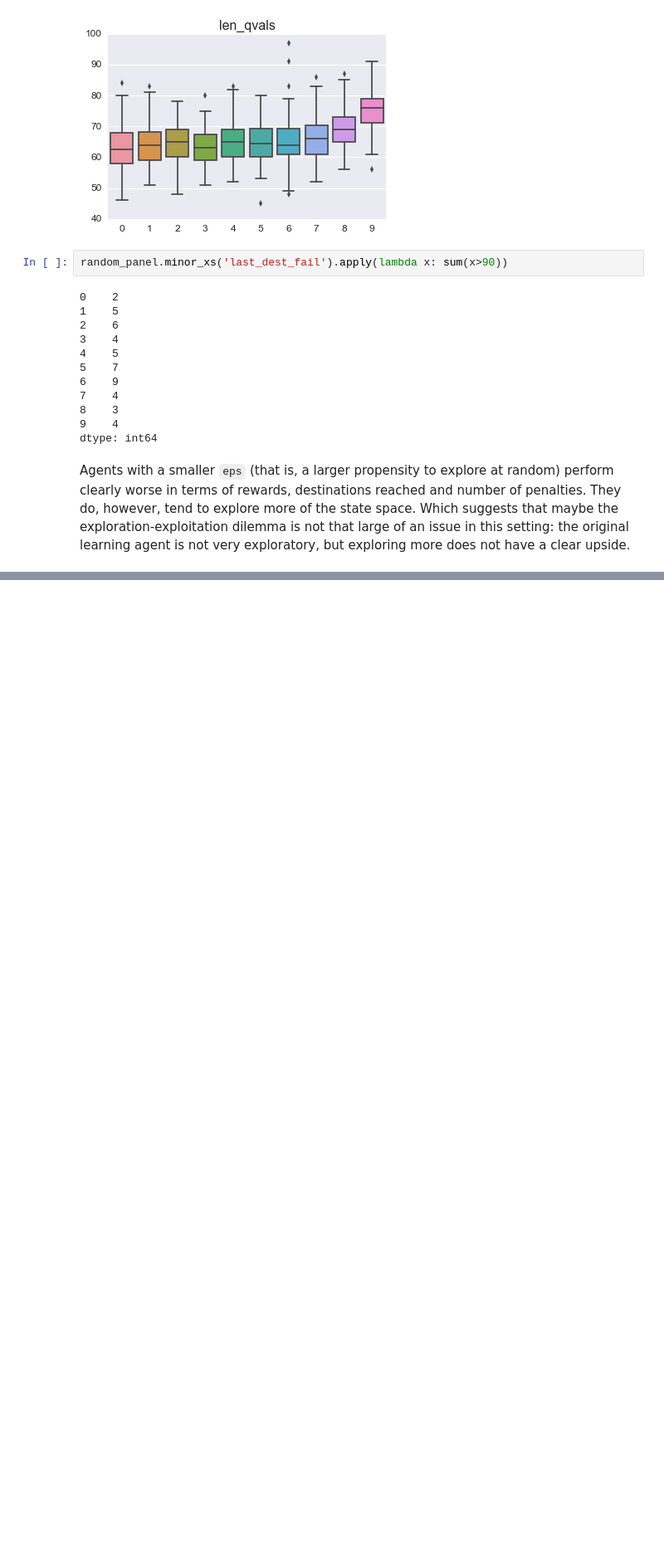
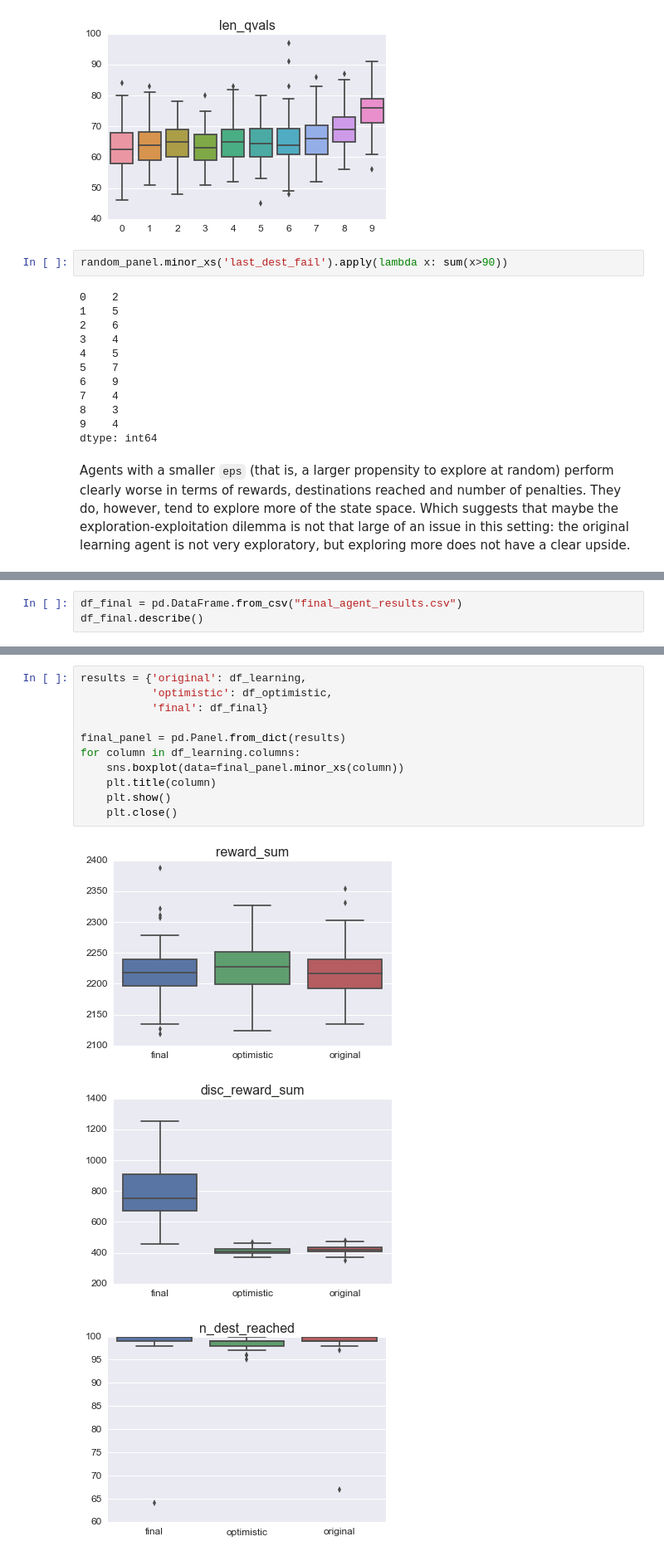
Before and after one commit to lmurtinho/mlend_ps4_smartcab, a Jupyter notebook: project_report.ipynb, the cells around one changed output, grey strips where cells are left out. Shown: that part at 83% size. Drawn from its saved outputs; the diff is of its cells as text; blank space fills up the shorter version.

Commit message:
final agent with simplified state space

```diff
--- a/project_report.ipynb
+++ b/project_report.ipynb
@@ -593,0 +634,3 @@ Agents with a smaller `eps` (that is, a larger propensity to explore at random)
+# %%
+df_final = pd.DataFrame.from_csv("final_agent_results.csv")
+df_final.describe()
@@ -593,0 +649,15 @@ Agents with a smaller `eps` (that is, a larger propensity to explore at random)
+# %%
+results = {'original': df_learning,
+           'optimistic': df_optimistic,
+           'final': df_final}
+
+final_panel = pd.Panel.from_dict(results)
+for column in df_learning.columns:
+    sns.boxplot(data=final_panel.minor_xs(column))
+    plt.title(column)
+    plt.show()
+    plt.close()
+# %% [output]
+[figure, added]
+[figure, added]
+[figure, added]
```
Also changed, not shown: parts of 11 cells of this notebook, 2 other files.
